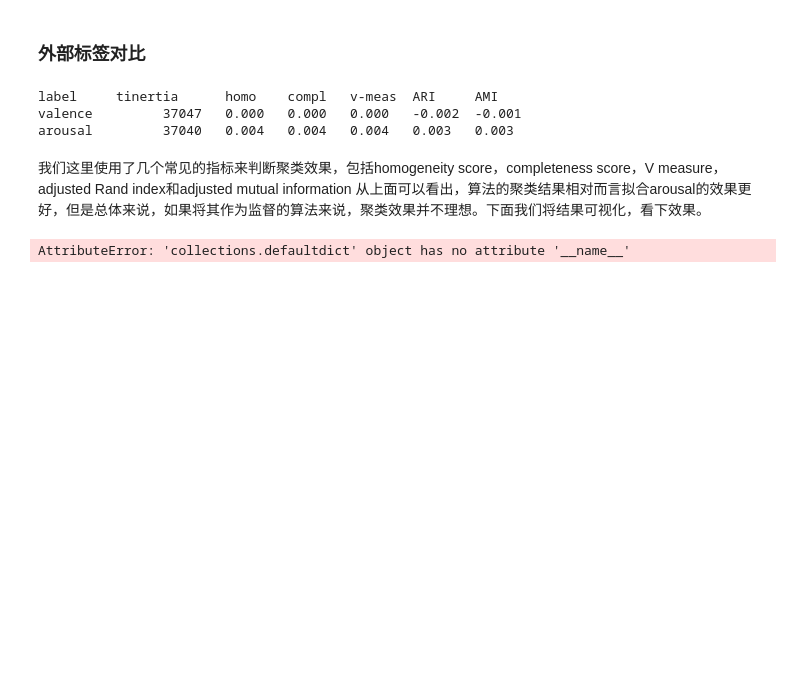
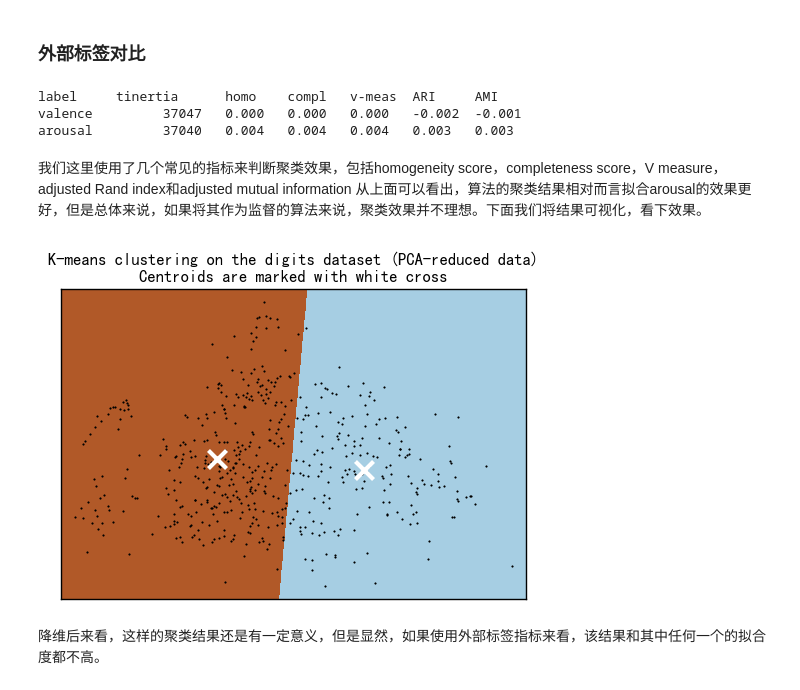
Before and after one commit to geekinglcq/Machine-Learning-Practice, a Jupyter notebook: pattern_classifition/assignment2/analysis.ipynb, the cells around one changed output. Saved outputs shown, nothing was run; the diff lists cells and outputs as text; code cells hidden in the pictures; blank space fills up the shorter version.

```diff
--- a/pattern_classifition/assignment2/analysis.ipynb
+++ b/pattern_classifition/assignment2/analysis.ipynb
@@ -169,7 +182,7 @@ arousal         37040   0.004   0.004   0.004   0.003   0.003
 从上面可以看出，算法的聚类结果相对而言拟合arousal的效果更好，但是总体来说，如果将其作为监督的算法来说，聚类效果并不理想。下面我们将结果可视化，看下效果。
 # %%
 reduced_data = PCA(n_components=2).fit_transform(data)
-kmeans = KMeans(init='k-means++', n_clusters=n_digits, n_init=10)
+kmeans = KMeans(init='k-means++', n_clusters=2)
 kmeans.fit(reduced_data)
 
 # Step size of the mesh. Decrease to increase the quality of the VQ.
@@ -179,31 +192,33 @@ h = .02     # point in the mesh [x_min, x_max]x[y_min, y_max].
 x_min, x_max = reduced_data[:, 0].min() - 1, reduced_data[:, 0].max() + 1
 y_min, y_max = reduced_data[:, 1].min() - 1, reduced_data[:, 1].max() + 1
 xx, yy = np.meshgrid(np.arange(x_min, x_max, h), np.arange(y_min, y_max, h))
 
 # Obtain labels for each point in mesh. Use last trained model.
 Z = kmeans.predict(np.c_[xx.ravel(), yy.ravel()])
 
 # Put the result into a color plot
 Z = Z.reshape(xx.shape)
 plt.figure(1)
 plt.clf()
 plt.imshow(Z, interpolation='nearest',
            extent=(xx.min(), xx.max(), yy.min(), yy.max()),
            cmap=plt.cm.Paired,
            aspect='auto', origin='lower')
 
 plt.plot(reduced_data[:, 0], reduced_data[:, 1], 'k.', markersize=2)
 # Plot the centroids as a white X
 centroids = kmeans.cluster_centers_
 plt.scatter(centroids[:, 0], centroids[:, 1],
             marker='x', s=169, linewidths=3,
             color='w', zorder=10)
 plt.title('K-means clustering on the digits dataset (PCA-reduced data)\n'
           'Centroids are marked with white cross')
 plt.xlim(x_min, x_max)
 plt.ylim(y_min, y_max)
 plt.xticks(())
 plt.yticks(())
 plt.show()
 # %% [output]
-AttributeError: 'collections.defaultdict' object has no attribute '__name__'
+[figure, added]
+# %% [markdown]
+降维后来看，这样的聚类结果还是有一定意义，但是显然，如果使用外部标签指标来看，该结果和其中任何一个的拟合度都不高。
```
Also changed, not shown: parts of 10 cells of this notebook.
